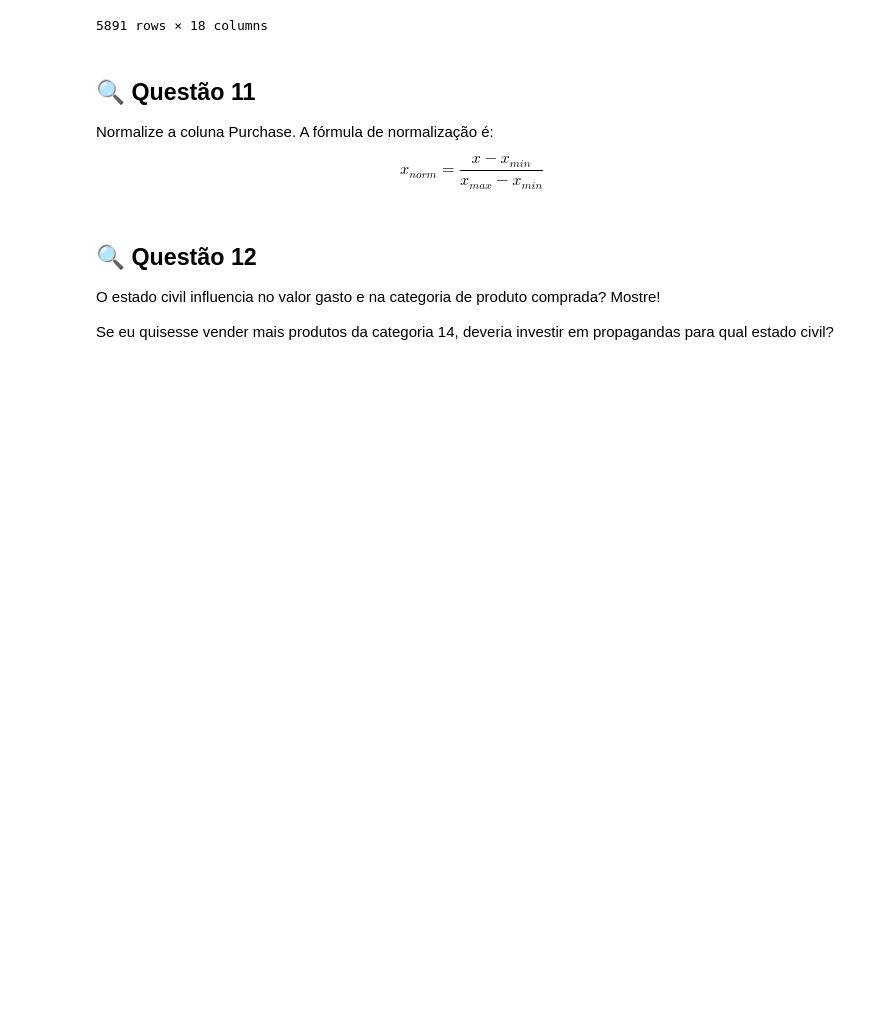
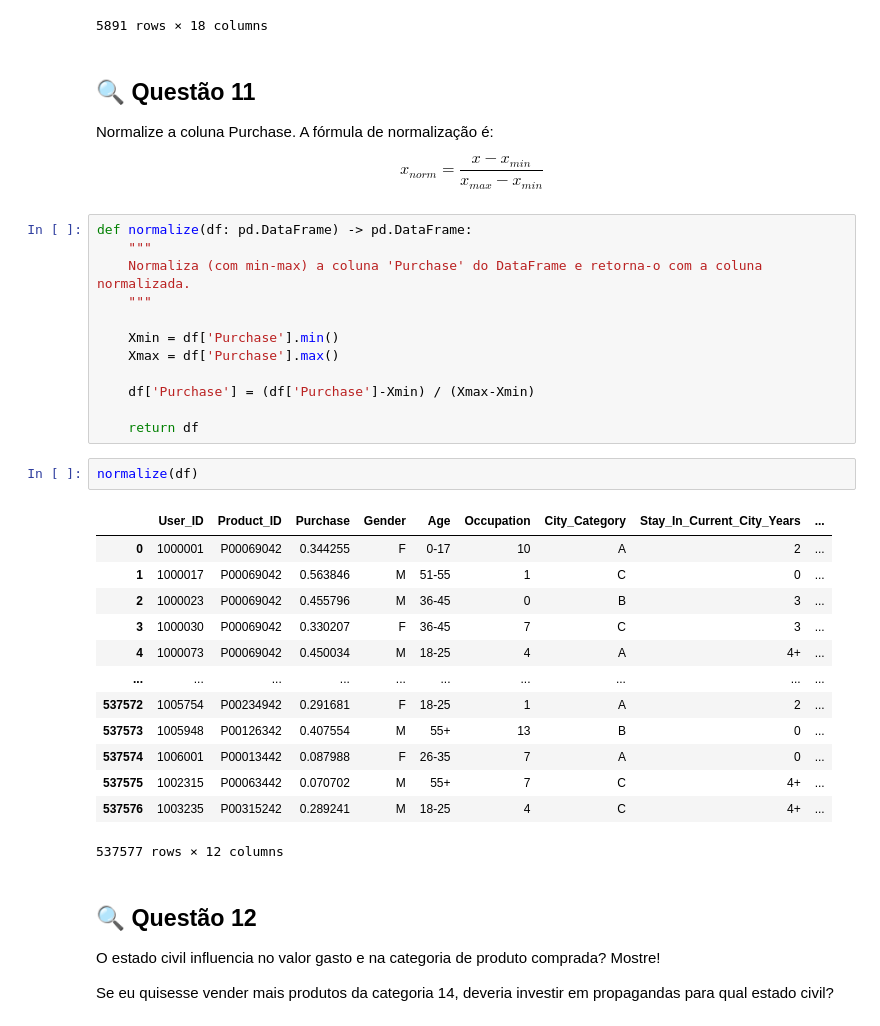
Before and after one commit to ewerthonk/EDA-ecommerce-black-friday, a Jupyter notebook: ecommerce-black-friday.ipynb, the cells around one changed output. Drawn from its saved outputs; the diff is of its cells as text; blank space fills up the shorter version.

```diff
--- a/ecommerce-black-friday.ipynb
+++ b/ecommerce-black-friday.ipynb
@@ -362,6 +357,34 @@ Normalize a coluna Purchase. A fórmula de normalização é:
 
 
 $$x_{norm} = \frac{x - x_{min}}{x_{max} - x_{min}} $$
+# %%
+def normalize(df: pd.DataFrame) -> pd.DataFrame:
+    """
+    Normaliza (com min-max) a coluna 'Purchase' do DataFrame e retorna-o com a coluna normalizada.
+    """
+
+    Xmin = df['Purchase'].min()
+    Xmax = df['Purchase'].max()
+
+    df['Purchase'] = (df['Purchase']-Xmin) / (Xmax-Xmin)
+
+    return df
+# %%
+normalize(df)
+# %% [output]
+|  | User_ID | Product_ID | Purchase | Gender | Age | Occupation | City_Category | Stay_In_Current_City_Years | ... |
+| 0 | 1000001 | P00069042 | 0.344255 | F | 0-17 | 10 | A | 2 | ... |
+| 1 | 1000017 | P00069042 | 0.563846 | M | 51-55 | 1 | C | 0 | ... |
+| 2 | 1000023 | P00069042 | 0.455796 | M | 36-45 | 0 | B | 3 | ... |
+| 3 | 1000030 | P00069042 | 0.330207 | F | 36-45 | 7 | C | 3 | ... |
+| 4 | 1000073 | P00069042 | 0.450034 | M | 18-25 | 4 | A | 4+ | ... |
+| ... | ... | ... | ... | ... | ... | ... | ... | ... | ... |
+| 537572 | 1005754 | P00234942 | 0.291681 | F | 18-25 | 1 | A | 2 | ... |
+| 537573 | 1005948 | P00126342 | 0.407554 | M | 55+ | 13 | B | 0 | ... |
+| 537574 | 1006001 | P00013442 | 0.087988 | F | 26-35 | 7 | A | 0 | ... |
+| 537575 | 1002315 | P00063442 | 0.070702 | M | 55+ | 7 | C | 4+ | ... |
+| 537576 | 1003235 | P00315242 | 0.289241 | M | 18-25 | 4 | C | 4+ | ... |
+537577 rows × 12 columns
 # %% [markdown]
 ## 🔍 Questão 12
 O estado civil influencia no valor gasto e na categoria de produto comprada? Mostre!
```
Also changed, not shown: parts of 11 cells of this notebook.
